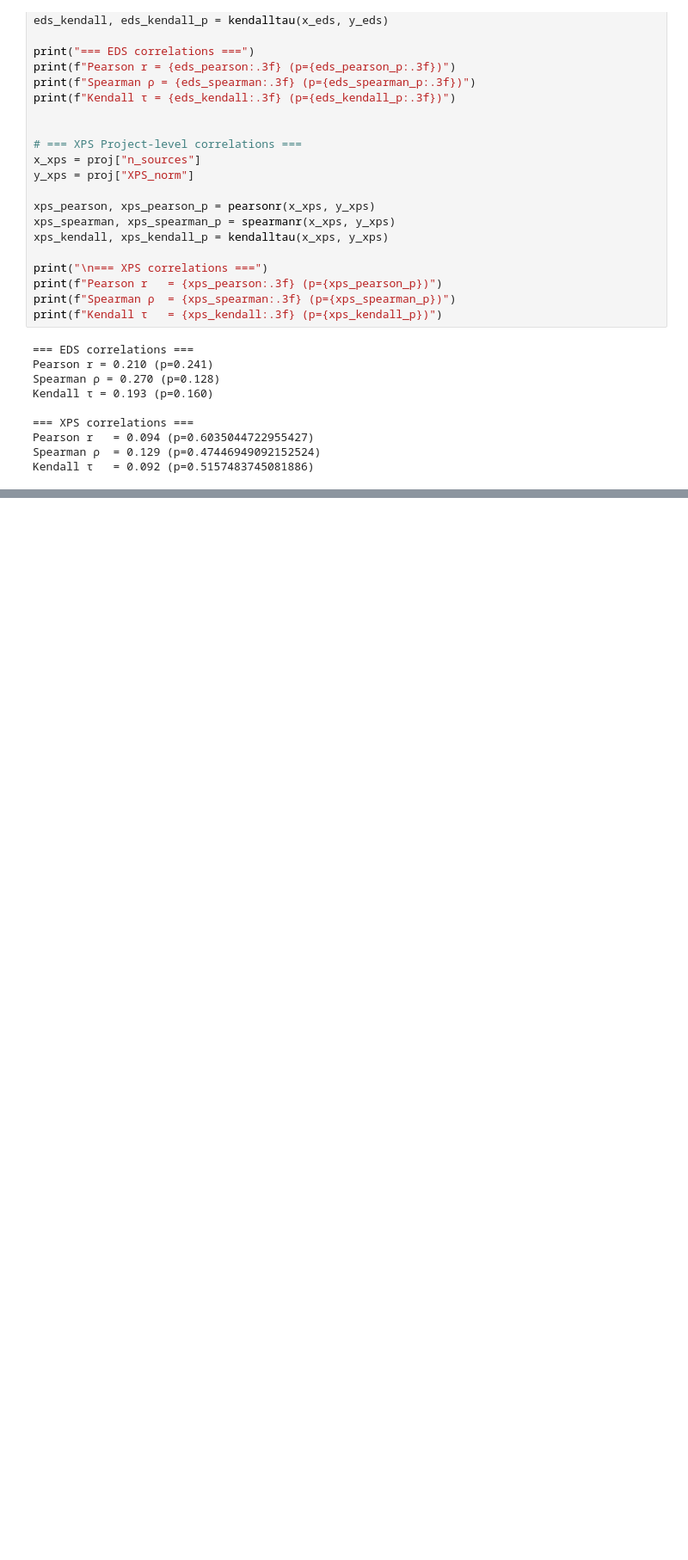
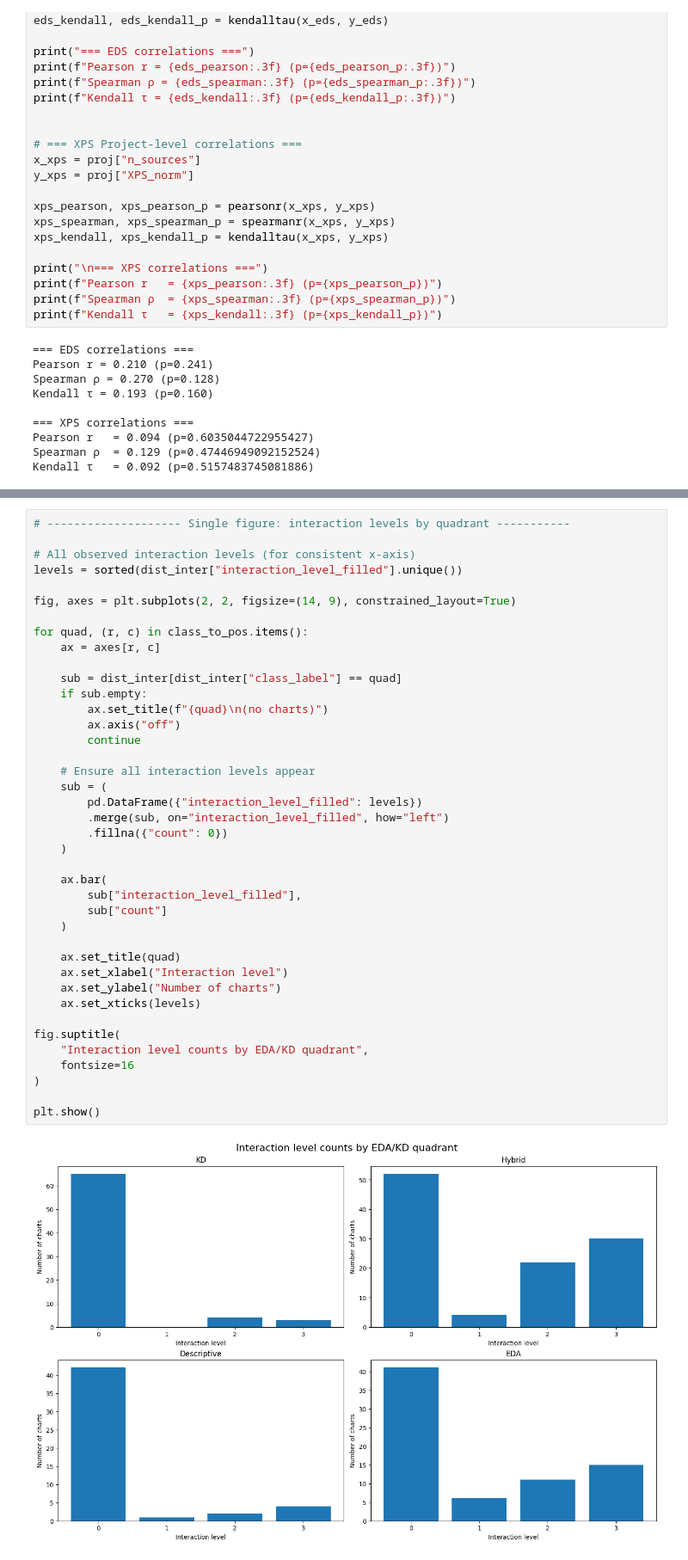
Before and after one commit to mondoboia/creator-complexity-lab, a Jupyter notebook: eda_vs_kd.ipynb, the cells around one changed output, grey strips where cells are left out. Shown at 86% size. Cells and saved outputs as stored; diff of their text form; blank space fills up the shorter version.

```diff
--- a/eda_vs_kd.ipynb
+++ b/eda_vs_kd.ipynb
@@ -264,0 +548,42 @@ Kendall τ   = 0.092 (p=0.5157483745081886)
+# %%
+# -------------------- Single figure: interaction levels by quadrant -----------
+
+# All observed interaction levels (for consistent x-axis)
+levels = sorted(dist_inter["interaction_level_filled"].unique())
+
+fig, axes = plt.subplots(2, 2, figsize=(14, 9), constrained_layout=True)
+
+for quad, (r, c) in class_to_pos.items():
+    ax = axes[r, c]
+
+    sub = dist_inter[dist_inter["class_label"] == quad]
+    if sub.empty:
+        ax.set_title(f"{quad}\n(no charts)")
+        ax.axis("off")
+        continue
+
+    # Ensure all interaction levels appear
+    sub = (
+        pd.DataFrame({"interaction_level_filled": levels})
+        .merge(sub, on="interaction_level_filled", how="left")
+        .fillna({"count": 0})
+    )
+
+    ax.bar(
+        sub["interaction_level_filled"],
+        sub["count"]
+    )
+
+    ax.set_title(quad)
+    ax.set_xlabel("Interaction level")
+    ax.set_ylabel("Number of charts")
+    ax.set_xticks(levels)
+
+fig.suptitle(
+    "Interaction level counts by EDA/KD quadrant",
+    fontsize=16
+)
+
+plt.show()
+# %% [output]
+[figure, added]
```
Also changed, not shown: parts of 9 cells of this notebook, 1 other file.
